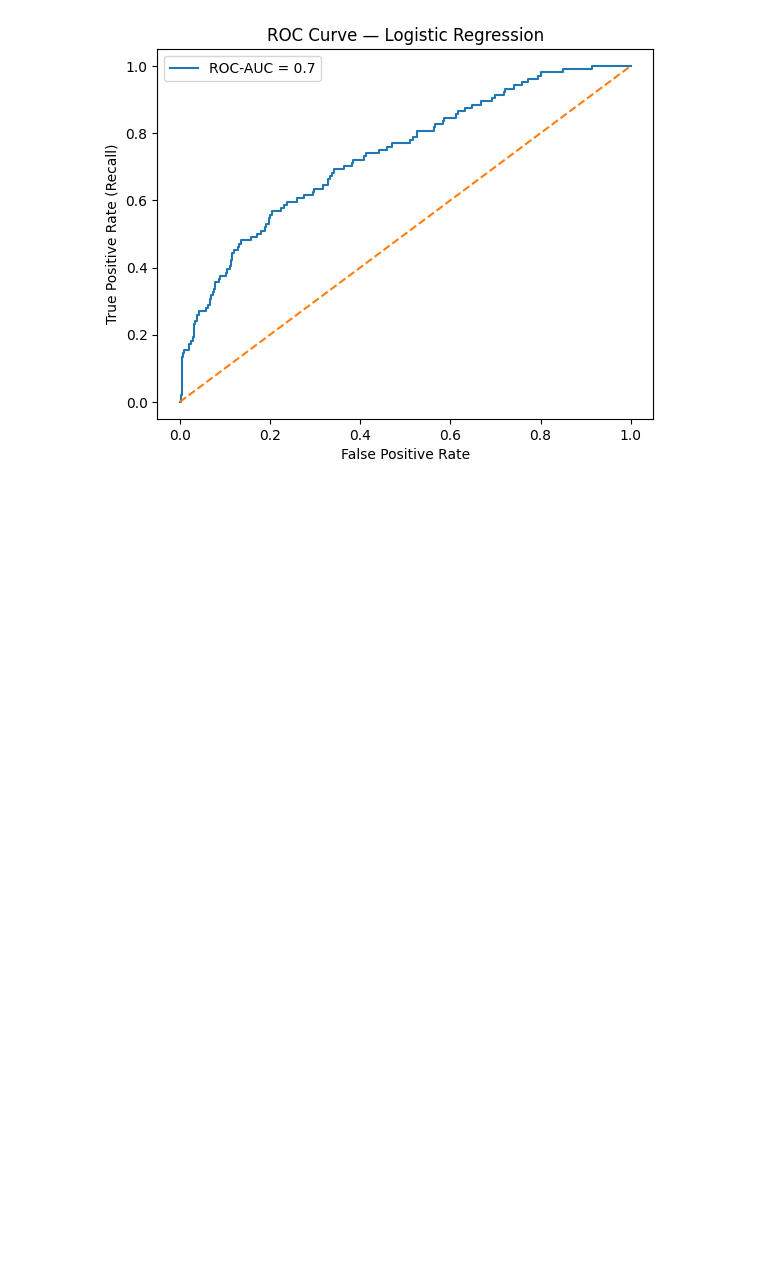
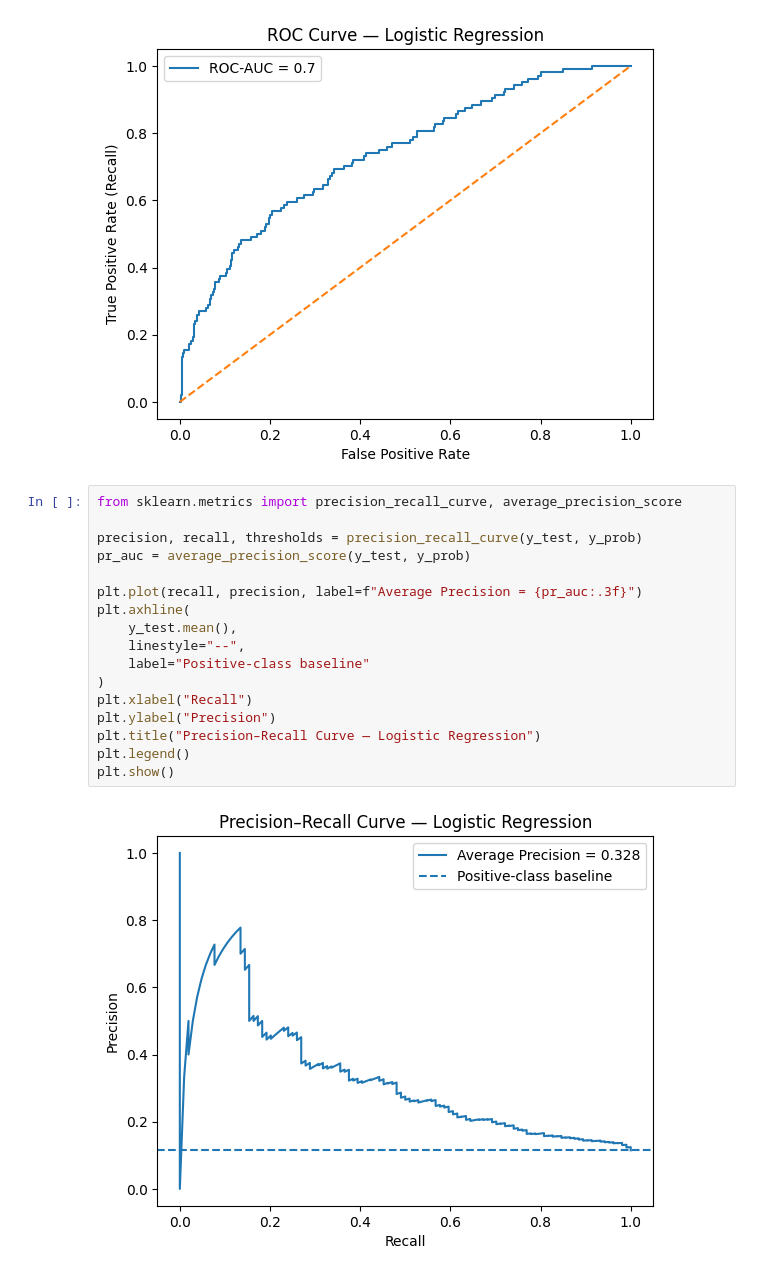
Before and after one commit to saisushanth97/ai-engineer-journey, a Jupyter notebook: 00_customer_recontact_prediction/customer_recontact_prediction.ipynb, the cells around one changed output. Cells and saved outputs as stored; diff of their text form; blank space fills up the shorter version.

```diff
--- a/00_customer_recontact_prediction/customer_recontact_prediction.ipynb
+++ b/00_customer_recontact_prediction/customer_recontact_prediction.ipynb
@@ -281,3 +281,22 @@ plt.legend()
 plt.show()
 # %% [output]
 [figure]
+# %%
+from sklearn.metrics import precision_recall_curve, average_precision_score
+
+precision, recall, thresholds = precision_recall_curve(y_test, y_prob)
+pr_auc = average_precision_score(y_test, y_prob)
+
+plt.plot(recall, precision, label=f"Average Precision = {pr_auc:.3f}")
+plt.axhline(
+    y_test.mean(),
+    linestyle="--",
+    label="Positive-class baseline"
+)
+plt.xlabel("Recall")
+plt.ylabel("Precision")
+plt.title("Precision–Recall Curve — Logistic Regression")
+plt.legend()
+plt.show()
+# %% [output]
+[figure, added]
```
Also changed, not shown: parts of 4 cells of this notebook.
